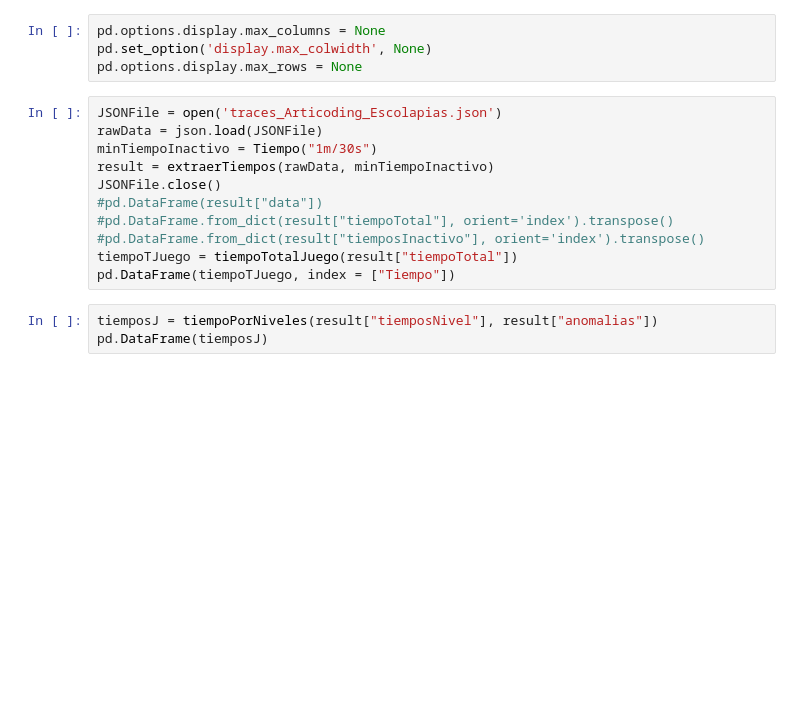
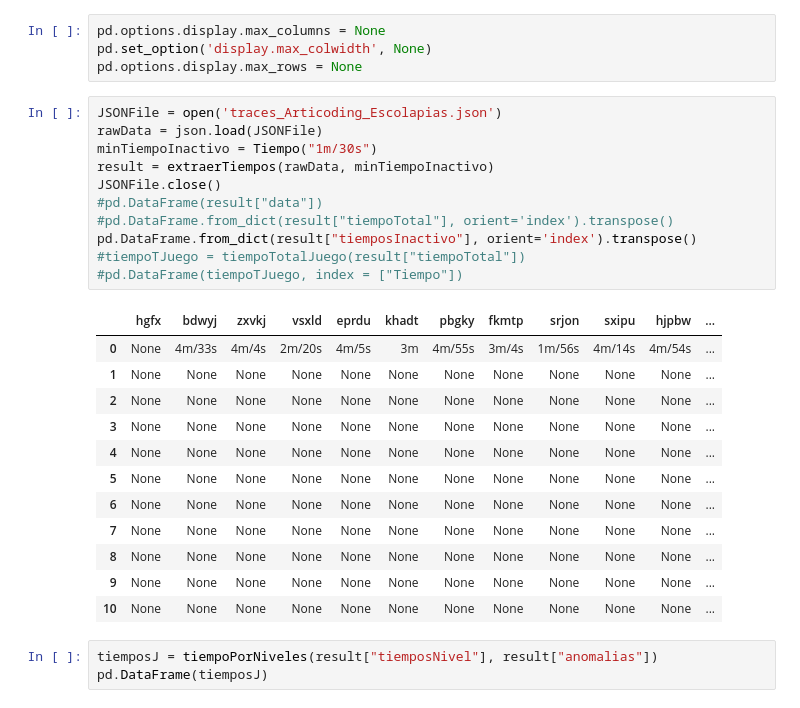
Before and after one commit to angelhort/TFG_Articoding_22-23, a Jupyter notebook: tiempoNivel.ipynb, the cells around one changed output. Saved outputs shown, nothing was run; the diff lists cells and outputs as text; blank space fills up the shorter version.

```diff
--- a/tiempoNivel.ipynb
+++ b/tiempoNivel.ipynb
@@ -348,14 +194,27 @@ pd.options.display.max_rows = None
 # %%
 JSONFile = open('traces_Articoding_Escolapias.json')
 rawData = json.load(JSONFile)
 minTiempoInactivo = Tiempo("1m/30s")
 result = extraerTiempos(rawData, minTiempoInactivo)
 JSONFile.close()
 #pd.DataFrame(result["data"])
 #pd.DataFrame.from_dict(result["tiempoTotal"], orient='index').transpose()
-#pd.DataFrame.from_dict(result["tiemposInactivo"], orient='index').transpose()
-tiempoTJuego = tiempoTotalJuego(result["tiempoTotal"])
-pd.DataFrame(tiempoTJuego, index = ["Tiempo"])
+pd.DataFrame.from_dict(result["tiemposInactivo"], orient='index').transpose()
+#tiempoTJuego = tiempoTotalJuego(result["tiempoTotal"])
+#pd.DataFrame(tiempoTJuego, index = ["Tiempo"])
+# %% [output]
+|  | hgfx | bdwyj | zxvkj | vsxld | eprdu | khadt | pbgky | fkmtp | srjon | sxipu | hjpbw | ... |
+| 0 | None | 4m/33s | 4m/4s | 2m/20s | 4m/5s | 3m | 4m/55s | 3m/4s | 1m/56s | 4m/14s | 4m/54s | ... |
+| 1 | None | None | None | None | None | None | None | None | None | None | None | ... |
+| 2 | None | None | None | None | None | None | None | None | None | None | None | ... |
+| 3 | None | None | None | None | None | None | None | None | None | None | None | ... |
+| 4 | None | None | None | None | None | None | None | None | None | None | None | ... |
+| 5 | None | None | None | None | None | None | None | None | None | None | None | ... |
+| 6 | None | None | None | None | None | None | None | None | None | None | None | ... |
+| 7 | None | None | None | None | None | None | None | None | None | None | None | ... |
+| 8 | None | None | None | None | None | None | None | None | None | None | None | ... |
+| 9 | None | None | None | None | None | None | None | None | None | None | None | ... |
+| 10 | None | None | None | None | None | None | None | None | None | None | None | ... |
 # %%
 tiemposJ = tiempoPorNiveles(result["tiemposNivel"], result["anomalias"])
 pd.DataFrame(tiemposJ)
```
Also changed, not shown: parts of 2 cells of this notebook, 3 other files.
